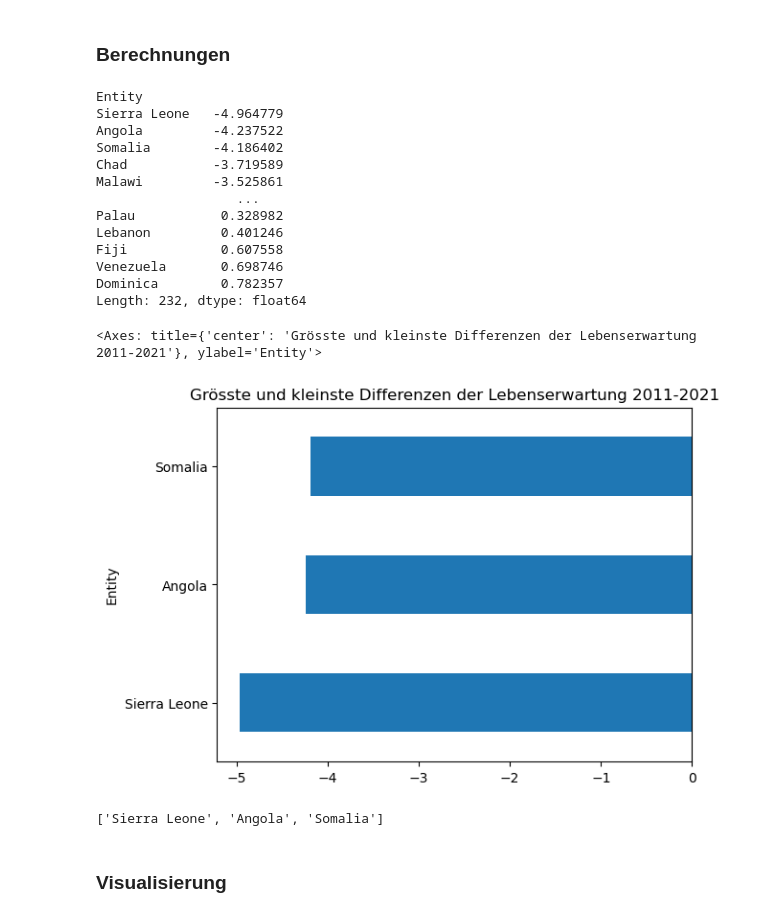
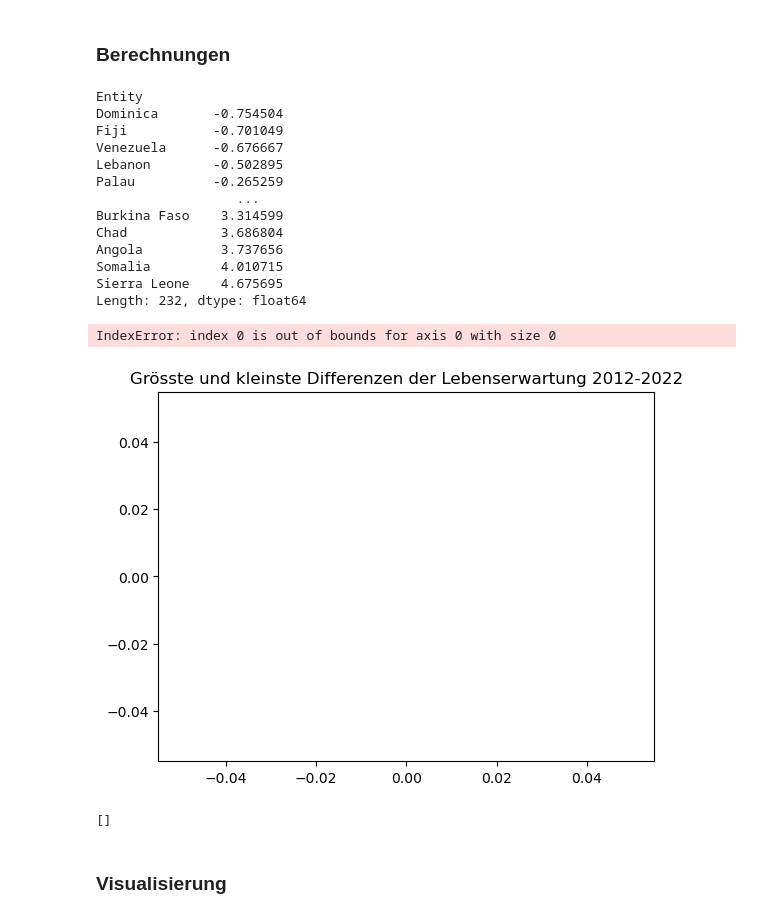
Before and after one commit to melisadedukic/MeliAjna, a Jupyter notebook: LN Python Melisa_Ajna.ipynb, the cells around one changed output. Drawn from its saved outputs; the diff is of its cells as text; code cells hidden in the pictures.

```diff
--- a/LN Python Melisa_Ajna.ipynb
+++ b/LN Python Melisa_Ajna.ipynb
@@ -218,35 +235,37 @@ g.legend()
 - Untermauern der Interpretation mittels Hinweise zur Literatur (Mögliche Zusammenhänge aufzeigen).
 # %% [markdown]
 ### Berechnungen
+# %%
+df_pivot = df.pivot(index='Entity', columns='Year', values='Under-five mortality rate')
 # %%
-diffs = df_pivot[2021]-df_pivot[2011]   # Differenz zwischen 2021 und 2011
+diffs = df_pivot[2012]-df_pivot[2022]   # Differenz zwischen 2012 und 2022
 diffs = diffs.sort_values().dropna()  # sortieren nach Differenz und NaN-Werte entfernen
 diffs
 # %% [output]
 Entity
-Sierra Leone   -4.964779
-Angola         -4.237522
-Somalia        -4.186402
-Chad           -3.719589
-Malawi         -3.525861
+Dominica       -0.754504
+Fiji           -0.701049
+Venezuela      -0.676667
+Lebanon        -0.502895
+Palau          -0.265259
                   ...
-Palau           0.328982
-Lebanon         0.401246
-Fiji            0.607558
-Venezuela       0.698746
-Dominica        0.782357
+Burkina Faso    3.314599
+Chad            3.686804
+Angola          3.737656
+Somalia         4.010715
+Sierra Leone    4.675695
 Length: 232, dtype: float64
 # %%
 diff_sel = (diffs < -4) | (diffs > 5)  # Auswahl der grössten und kleinsten Differenzen
-diffs[diff_sel].plot(kind='barh', title='Grösste und kleinste Differenzen der Lebenserwartung 2011-2021')
+diffs[diff_sel].plot(kind='barh', title='Grösste und kleinste Differenzen der Lebenserwartung 2012-2022')
 # %% [output]
-<Axes: title={'center': 'Grösste und kleinste Differenzen der Lebenserwartung 2011-2021'}, ylabel='Entity'>
+IndexError: index 0 is out of bounds for axis 0 with size 0
-[figure, old version]
+[figure, new version]
 # %%
 Gebiets_liste = diffs[diff_sel].index.tolist()  # Liste der Gebiete mit grössten und kleinsten Differenzen
 print(Gebiets_liste)
 # %% [output]
-['Sierra Leone', 'Angola', 'Somalia']
+[]
 # %% [markdown]
 ### Visualisierung
 # %%
```
Also changed, not shown: parts of 6 cells of this notebook.
